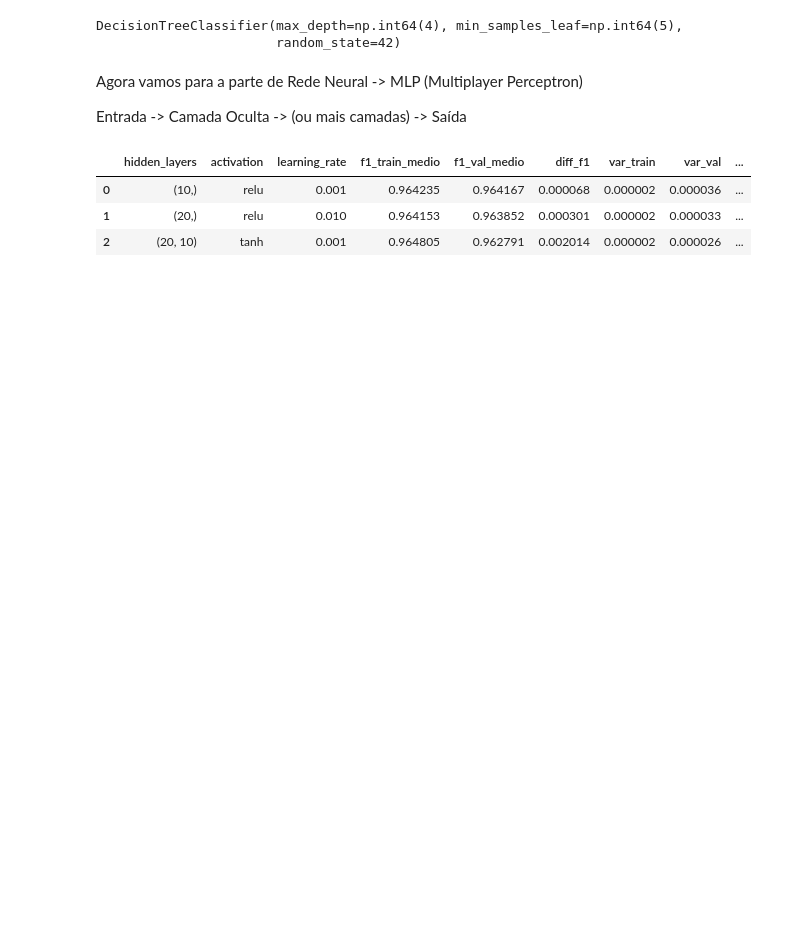
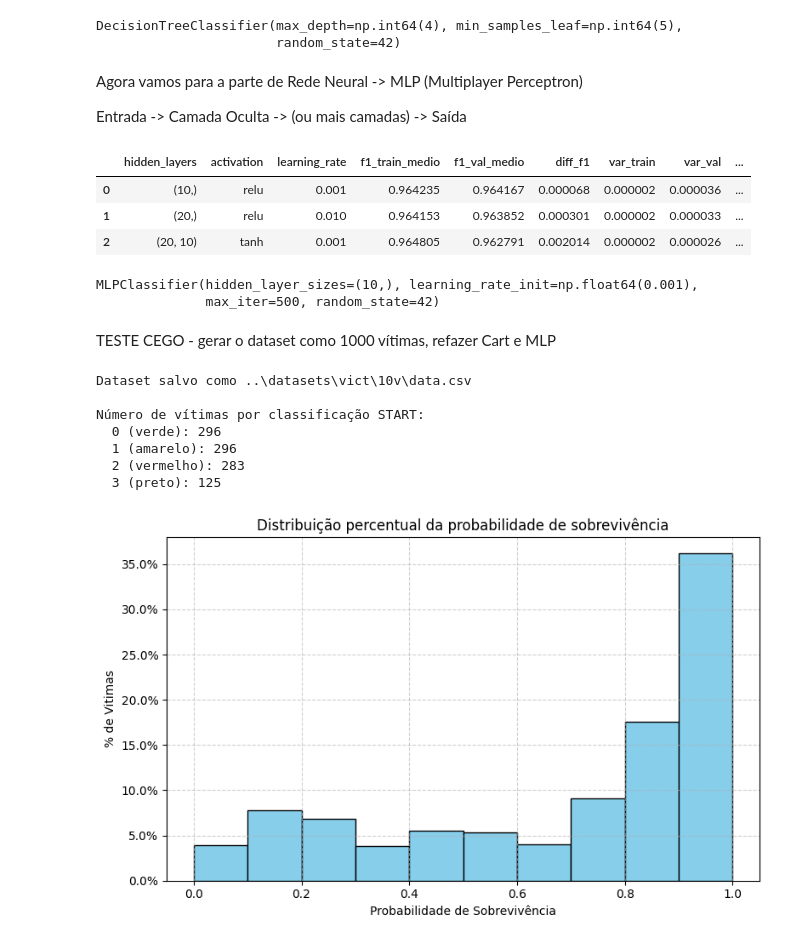
Before and after one commit to MatheusLoureiro2003/Classificao-Sistemas-Inteligentes, a Jupyter notebook: data_creation/teste.ipynb, the cells around one changed output. Saved outputs shown, nothing was run; the diff lists cells and outputs as text; code cells hidden in the pictures; blank space fills up the shorter version.

```diff
--- a/data_creation/teste.ipynb
+++ b/data_creation/teste.ipynb
@@ -361,3 +362,49 @@ display(df_resultados_mlp)
 | 0 | (10,) | relu | 0.001 | 0.964235 | 0.964167 | 0.000068 | 0.000002 | 0.000036 | ... |
 | 1 | (20,) | relu | 0.010 | 0.964153 | 0.963852 | 0.000301 | 0.000002 | 0.000033 | ... |
 | 2 | (20, 10) | tanh | 0.001 | 0.964805 | 0.962791 | 0.002014 | 0.000002 | 0.000026 | ... |
+# %%
+df_resultados_mlp = df_resultados_mlp.sort_values(by="f1_val_medio",ascending=False)
+
+# Selecionar melhor parametrização
+melhor_mlp_params = df_resultados_mlp.iloc[0]
+
+# Criar modelo final MLP
+melhor_mlp_modelo = MLPClassifier(
+    hidden_layer_sizes=melhor_mlp_params["hidden_layers"],
+    activation=melhor_mlp_params["activation"],
+    learning_rate_init=melhor_mlp_params["learning_rate"],
+    max_iter=500,
+    random_state=42
+)
+
+#normalização antes do treino
+scaler_final = StandardScaler()
+X_scaled = scaler_final.fit_transform(X)
+
+# Treinar com todos os dados
+melhor_mlp_modelo.fit(X_scaled, y)
+# %% [output]
+MLPClassifier(hidden_layer_sizes=(10,), learning_rate_init=np.float64(0.001),
+              max_iter=500, random_state=42)
+# %% [markdown]
+TESTE CEGO - gerar o dataset como 1000 vítimas, refazer Cart e MLP
+# %%
+#Gerando um data set com 1000 vítimas, e seed diferente da de treino
+
+df_teste = gerar_dataset_vitimas(
+    n_vitimas=1000,
+    media_idade=45,
+    desvio_idade=5,
+    tipo_acidente="ferroviario",
+    nivel_ruido=0.03,
+    seed=89
+)
+# %% [output]
+Dataset salvo como ..\datasets\vict\10v\data.csv
+
+Número de vítimas por classificação START:
+  0 (verde): 296
+  1 (amarelo): 296
+  2 (vermelho): 283
+  3 (preto): 125
+[figure, added]
```
Also changed, not shown: parts of 9 cells of this notebook, 1 other file.
